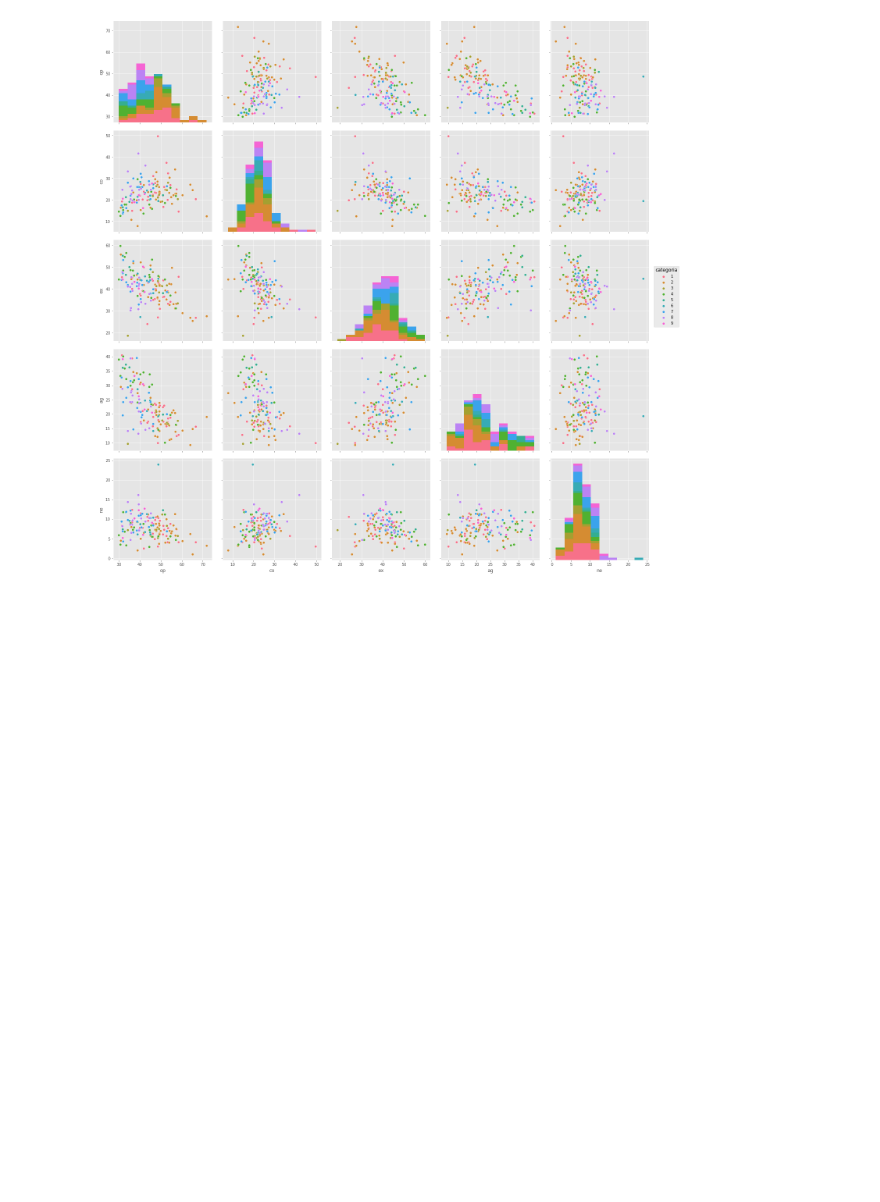
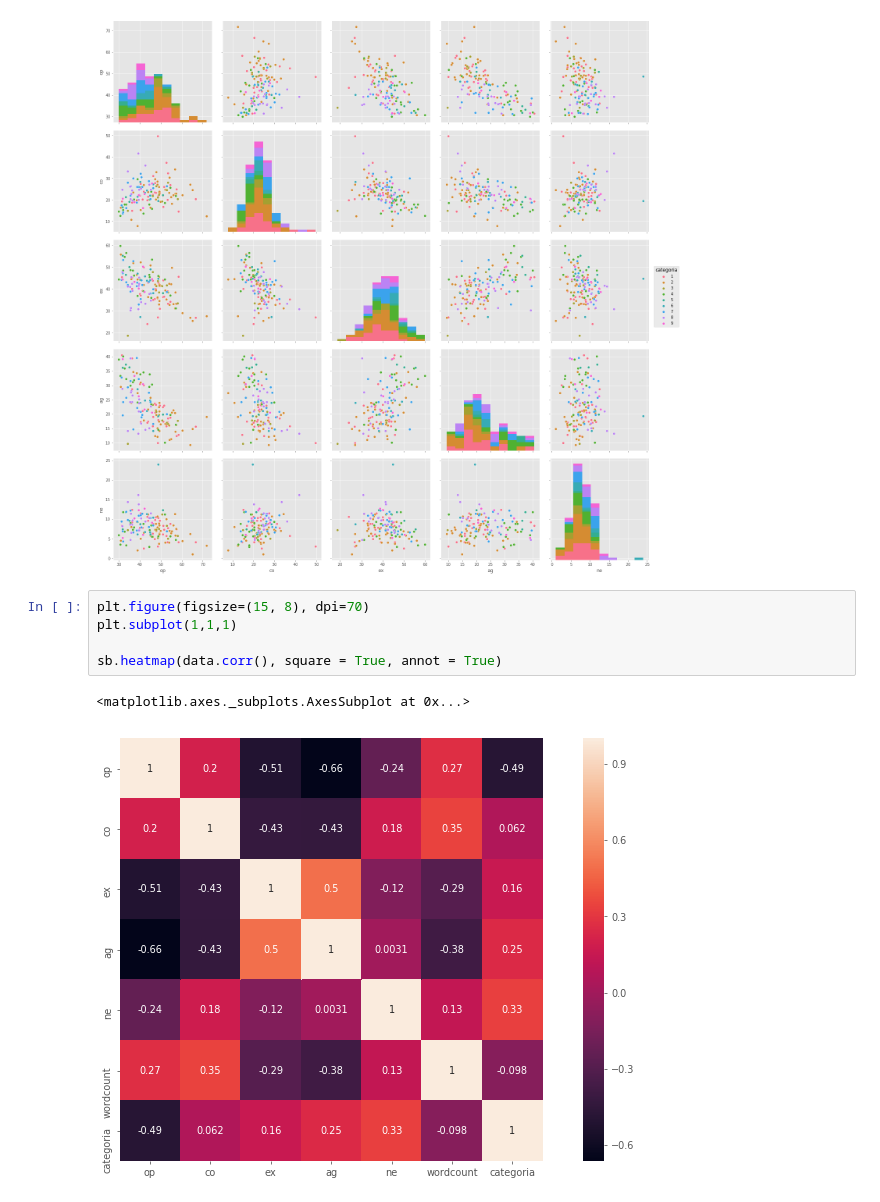
Before and after one commit to SpawnQQ/DataScience, a Jupyter notebook: clustering/personalidad_twitter.ipynb, the cells around one changed output. Cells and saved outputs as stored; diff of their text form; blank space fills up the shorter version.

```diff
--- a/clustering/personalidad_twitter.ipynb
+++ b/clustering/personalidad_twitter.ipynb
@@ -72,3 +72,11 @@ sb.pairplot(data.dropna(), hue='categoria',size=4,vars=["op","co","ex","ag","ne"
 # %% [output]
 <seaborn.axisgrid.PairGrid at 0x...>
 [figure]
+# %%
+plt.figure(figsize=(15, 8), dpi=70)
+plt.subplot(1,1,1)
+
+sb.heatmap(data.corr(), square = True, annot = True)
+# %% [output]
+<matplotlib.axes._subplots.AxesSubplot at 0x...>
+[figure, added]
```
Also changed, not shown: parts of 3 cells of this notebook, 4 other files.
